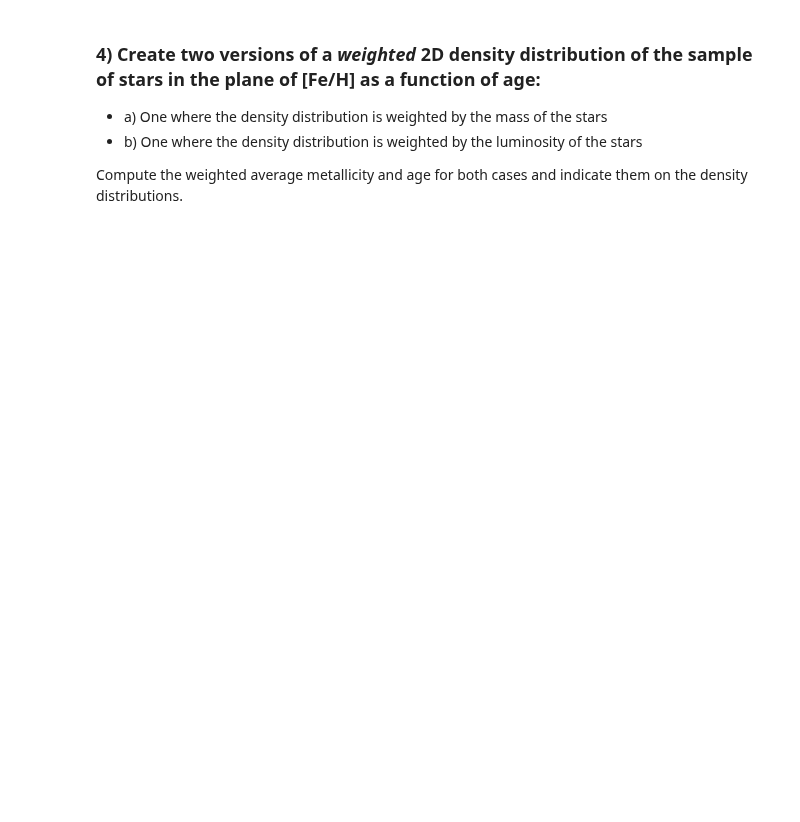
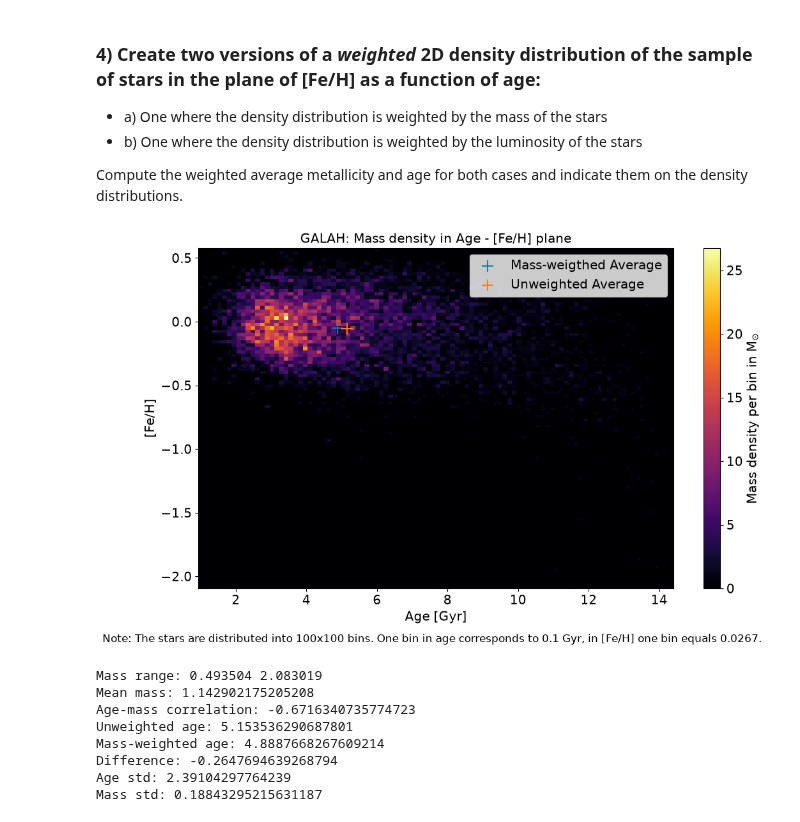
Before and after one commit to MarcusFri/NumAstro2026W_MarcusFrischherz_08225094, a Jupyter notebook: Exercise_sheet_2.ipynb, the cells around one changed output. Saved outputs shown, nothing was run; the diff lists cells and outputs as text; code cells hidden in the pictures; blank space fills up the shorter version.

```diff
--- a/Exercise_sheet_2.ipynb
+++ b/Exercise_sheet_2.ipynb
@@ -56,3 +164,55 @@ $(mean(age_{hot}) +\sigma(age_{hot}))$ $\leq age \leq$ $(mean(age_{cool}) -\sigm
 * b) One where the density distribution is weighted by the luminosity of the stars
 
 Compute the weighted average metallicity and age for both cases and indicate them on the density distributions.
+# %%
+"""
+I convert above script now to the object oriented version
+The resulting plot is the same as in the old state interface
+"""
+fig, ax = plt.subplots()                                        # you can play with the bin size
+bins = 100                                                      # but 100 is a good compromise
+_, _, _, im = ax.hist2d(age, feh, weights=mass, bins=bins, cmap='inferno')
+                                                                # hist2d returns a lot, and we need only the last thing as a handle for attaching the cbar
+                                                                # now we use the mass column for weights
+cbar = fig.colorbar(im, ax=ax)
+cbar.set_label(label=r'Mass density per bin in $\mathrm{M_{\odot}}$')
+ax.set_xlabel('Age [Gyr]')
+ax.set_ylabel('[Fe/H]')
+fig.subplots_adjust(bottom=0.12)                                # make some room for the foot note
+age_mass_w = np.average(age, weights=mass)
+feh_mass_w = np.average(feh, weights=mass)
+ax.scatter(age_mass_w, feh_mass_w, marker='+', s=150, label='Mass-weigthed Average')
+ax.scatter(age.mean(), feh.mean(), marker='+', s=150, label='Unweighted Average')
+ax.legend()
+
+ax.set_title('GALAH: Mass density in Age - [Fe/H] plane')
+
+Note = f"Note: The stars are distributed into {bins}x{bins} bins. "    # f-string for incorporating variable easily
+Note += r"One bin in age"
+Note += f" corresponds to {(age.max() - age.min())/bins:.1f} Gyr"
+Note += f", in [Fe/H] one bin equals {(feh.max() - feh.min())/bins:.4f}."
+
+fig.text(0,0, Note, fontsize=12)                                # place a text at the bottom left corner
+plt.savefig('mass_weigthed.png')
+plt.show()
+
+print("Mass range:", mass.min(), mass.max())
+print("Mean mass:", mass.mean())
+print("Age-mass correlation:", np.corrcoef(age, mass)[0, 1])
+
+print("Unweighted age:", np.mean(age))
+print("Mass-weighted age:", np.average(age, weights=mass))
+print("Difference:", np.average(age, weights=mass) - np.mean(age))
+
+print("Age std:", np.std(age))
+print("Mass std:", np.std(mass))
+# %% [output]
+[figure, added]
+Mass range: 0.493504 2.083019
+Mean mass: 1.142902175205208
+Age-mass correlation: -0.6716340735774723
+Unweighted age: 5.153536290687801
+Mass-weighted age: 4.8887668267609214
+Difference: -0.2647694639268794
+Age std: 2.39104297764239
+Mass std: 0.18843295215631187
```
Also changed, not shown: parts of 6 cells of this notebook.
